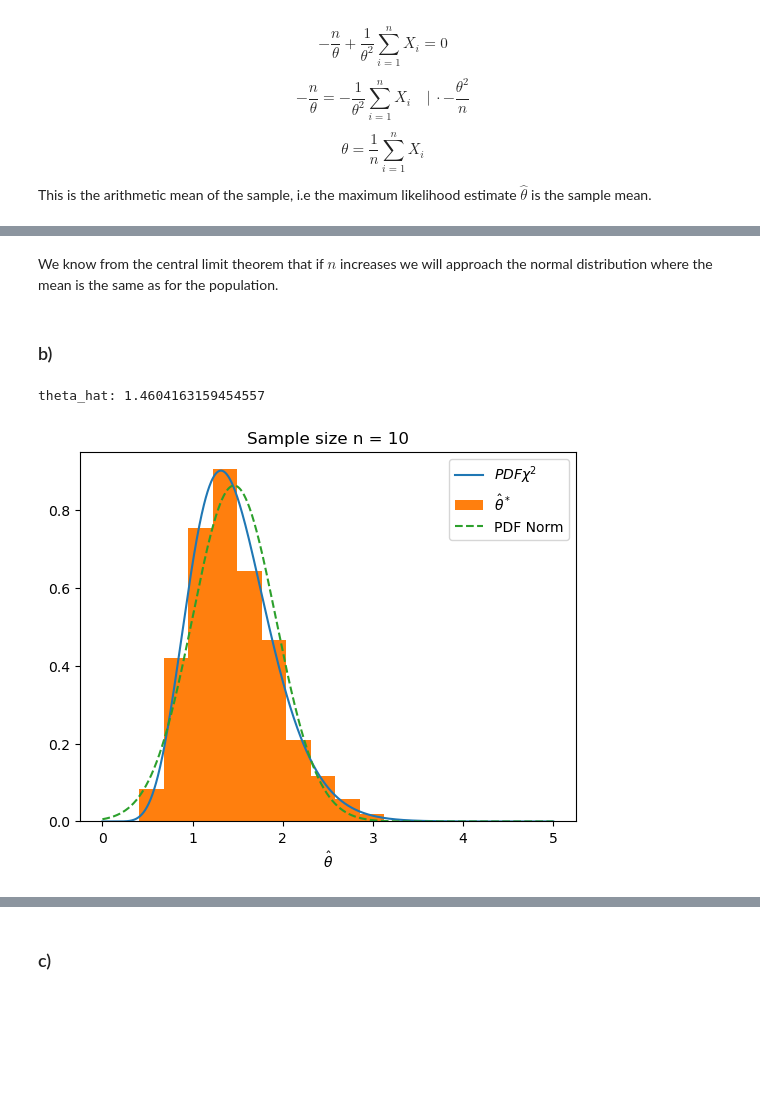
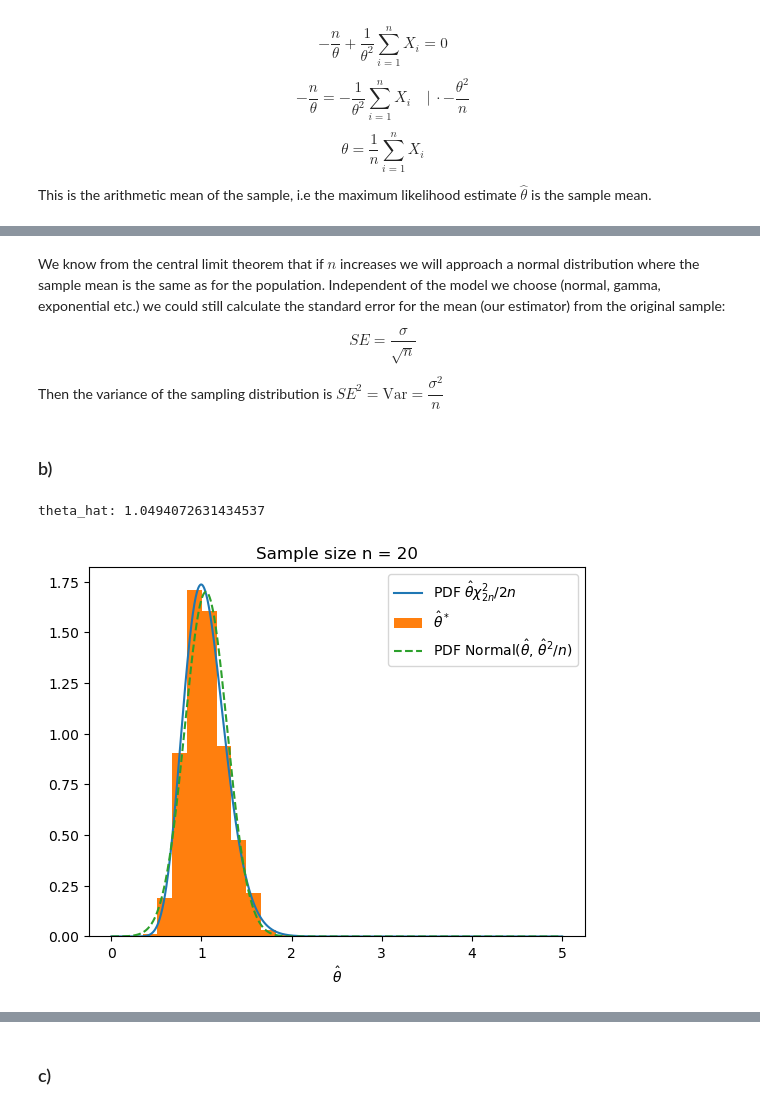
Before and after one commit to johnmagj/STK4051_coursework, a Jupyter notebook: Mandatory_assignment2/ma2.ipynb, the cells around one changed output, grey strips where cells are left out. Cells and saved outputs as stored; diff of their text form; code cells hidden in the pictures; blank space fills up the shorter version.

```diff
--- a/Mandatory_assignment2/ma2.ipynb
+++ b/Mandatory_assignment2/ma2.ipynb
@@ -187,5 +193,11 @@ The inverse of the expected Fischer information is the variance of the sampling
 # %% [markdown]
-We know from the central limit theorem that if $n$ increases we will approach the normal distribution where the mean is the same as for the population.
+We know from the central limit theorem that if $n$ increases we will approach a normal distribution where the sample mean is the same as for the population. Independent of the model we choose (normal, gamma, exponential etc.) we could still calculate the standard error for the mean (our estimator) from the original sample:
+
+$$
+SE = \frac{\sigma}{\sqrt{n}}
+$$
+
+Then the variance of the sampling distribution is $SE^2 = \mathrm{Var} = \dfrac{\sigma^2}{n}$
 # %% [markdown]
 ### b)
 # %%
@@ -198,32 +210,38 @@ from scipy.stats import chi2, norm
 # Setting global seed
 rng = np.random.default_rng(seed=42)
 # %%
-n = 10
+n = 20
 theta = 1.0
 
 original_sample = rng.exponential(scale=theta, size=n)
 
 theta_hat = np.mean(original_sample)
 print("theta_hat:", theta_hat)
 
 n_bootstraps = 1000
 
 bootstraps_theta_hat_star = np.zeros([n_bootstraps])
 
 for i in range(n_bootstraps):
+    # Sample from the exponential distribution
     bootstrap_sample = rng.exponential(scale=theta_hat, size=n)
 
     bootstraps_theta_hat_star[i] = np.mean(bootstrap_sample)
 
 theta_hat_values = np.linspace(0, 5, 1000)
-plt.plot(theta_hat_values, chi2.pdf(theta_hat_values, df=2*n, scale=theta_hat/(2*n)), label=r"$PDF \chi^2$")
+plt.plot(theta_hat_values, chi2.pdf(theta_hat_values, df=2*n, scale=theta_hat/(2*n)), label=r"PDF $\hat \theta\chi_{2n}^2/2n$")
+
 plt.hist(bootstraps_theta_hat_star, density=True, label=r"$\hat \theta^*$")
-plt.plot(theta_hat_values, norm.pdf(theta_hat_values, loc=theta_hat, scale=np.sqrt((theta_hat**2)/n)), "--", label="PDF Norm")
+
+# norm.pdf use the std as scale argument, so must take the square root of var
+plt.plot(theta_hat_values, norm.pdf(theta_hat_values, loc=theta_hat, scale=np.sqrt((theta_hat**2)/n)), "--",
+         label=r"PDF Normal($\hat \theta$, $\hat \theta^2 /n$)")
+
 plt.xlabel(r"$\hat \theta$")
 plt.legend()
 plt.title(f"Sample size n = {n}")
 plt.show()
 # %% [output]
-theta_hat: 1.4604163159454557
+theta_hat: 1.0494072631434537
-[figure, old version]
+[figure, new version]
 # %%
```
Also changed, not shown: parts of 12 cells of this notebook.
